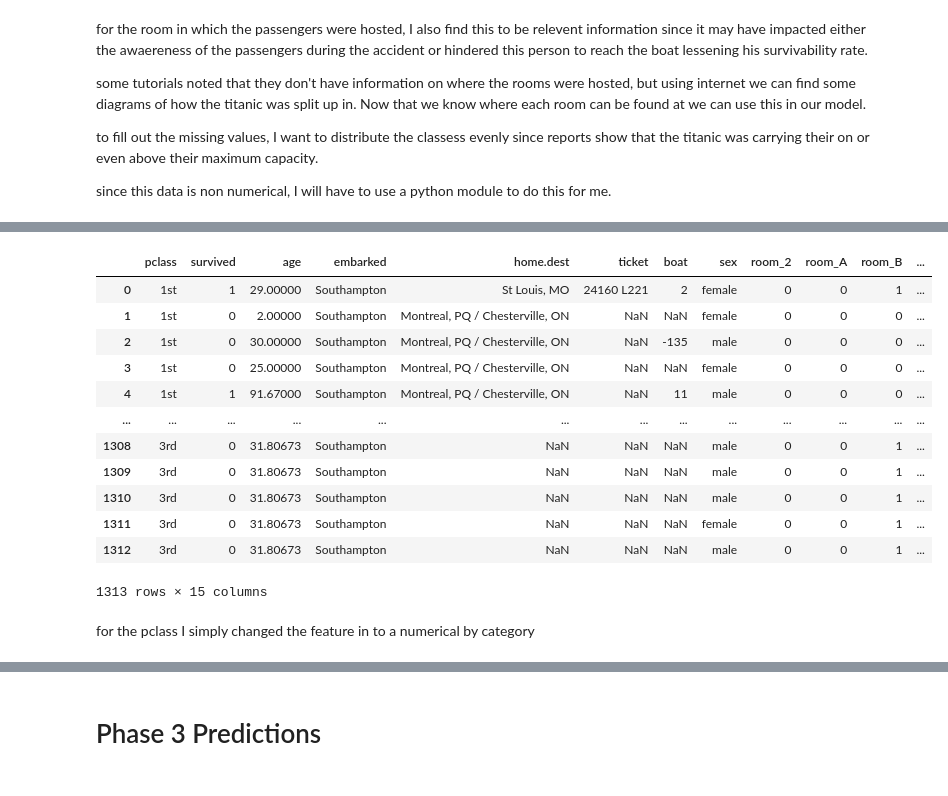
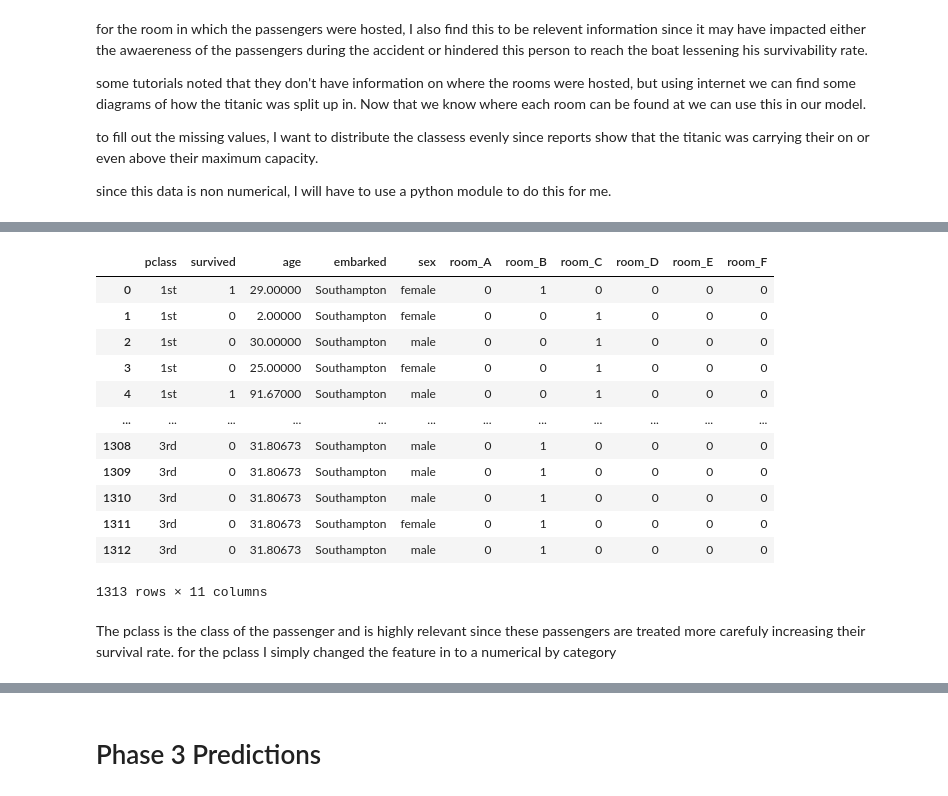
Before and after one commit to kerimcanguney/AI-Exercises, a Jupyter notebook: titanic/titanic 2.ipynb, the cells around one changed output, grey strips where cells are left out. Drawn from its saved outputs; the diff is of its cells as text; code cells hidden in the pictures.

```diff
--- a/titanic/titanic 2.ipynb
+++ b/titanic/titanic 2.ipynb
@@ -68,5 +72,5 @@ Before I start with "fixing" the missing data, I first assess which data is rele
 # %%
-df.drop(["name", "pnumber"], axis=1, inplace=True)
+df.drop(["name", "pnumber","ticket", "home.dest", "boat"], axis=1, inplace=True)
 
 df
 # %% [output]
@@ -116,33 +120,34 @@ since this data is non numerical, I will have to use a python module to do this
 <img src="https://upload.wikimedia.org/wikipedia/commons/0/0d/Olympic_%26_Titanic_cutaway_diagram.png" width=300px>
 # %%
 # strip the first character from the room column
-df['room'] = df['room'].str[0]
+df['room'] = df['room'].apply(lambda x: x[0] if isinstance(x, str) and x[0].isalpha() else None)
 
 
 # fill the missing values with the next value in the cycle evenly distributed
 import itertools
 unique_rooms = df['room'].dropna().unique()
 cycle_rooms = itertools.cycle(unique_rooms)
 df['room'] = df['room'].fillna(next(cycle_rooms))
 
 # convert the room column to a categorical column
 df = pandas.get_dummies(df, columns=['room'])
 df
 # %% [output]
-|  | pclass | survived | age | embarked | home.dest | ticket | boat | sex | room_2 | room_A | room_B | ... |
-| 0 | 1st | 1 | 29.00000 | Southampton | St Louis, MO | 24160 L221 | 2 | female | 0 | 0 | 1 | ... |
-| 1 | 1st | 0 | 2.00000 | Southampton | Montreal, PQ / Chesterville, ON | NaN | NaN | female | 0 | 0 | 0 | ... |
-| 2 | 1st | 0 | 30.00000 | Southampton | Montreal, PQ / Chesterville, ON | NaN | -135 | male | 0 | 0 | 0 | ... |
-| 3 | 1st | 0 | 25.00000 | Southampton | Montreal, PQ / Chesterville, ON | NaN | NaN | female | 0 | 0 | 0 | ... |
-| 4 | 1st | 1 | 91.67000 | Southampton | Montreal, PQ / Chesterville, ON | NaN | 11 | male | 0 | 0 | 0 | ... |
-| ... | ... | ... | ... | ... | ... | ... | ... | ... | ... | ... | ... | ... |
-| 1308 | 3rd | 0 | 31.80673 | Southampton | NaN | NaN | NaN | male | 0 | 0 | 1 | ... |
-| 1309 | 3rd | 0 | 31.80673 | Southampton | NaN | NaN | NaN | male | 0 | 0 | 1 | ... |
-| 1310 | 3rd | 0 | 31.80673 | Southampton | NaN | NaN | NaN | male | 0 | 0 | 1 | ... |
-| 1311 | 3rd | 0 | 31.80673 | Southampton | NaN | NaN | NaN | female | 0 | 0 | 1 | ... |
-| 1312 | 3rd | 0 | 31.80673 | Southampton | NaN | NaN | NaN | male | 0 | 0 | 1 | ... |
+|  | pclass | survived | age | embarked | sex | room_A | room_B | room_C | room_D | room_E | room_F |
+| 0 | 1st | 1 | 29.00000 | Southampton | female | 0 | 1 | 0 | 0 | 0 | 0 |
+| 1 | 1st | 0 | 2.00000 | Southampton | female | 0 | 0 | 1 | 0 | 0 | 0 |
+| 2 | 1st | 0 | 30.00000 | Southampton | male | 0 | 0 | 1 | 0 | 0 | 0 |
+| 3 | 1st | 0 | 25.00000 | Southampton | female | 0 | 0 | 1 | 0 | 0 | 0 |
+| 4 | 1st | 1 | 91.67000 | Southampton | male | 0 | 0 | 1 | 0 | 0 | 0 |
+| ... | ... | ... | ... | ... | ... | ... | ... | ... | ... | ... | ... |
+| 1308 | 3rd | 0 | 31.80673 | Southampton | male | 0 | 1 | 0 | 0 | 0 | 0 |
+| 1309 | 3rd | 0 | 31.80673 | Southampton | male | 0 | 1 | 0 | 0 | 0 | 0 |
+| 1310 | 3rd | 0 | 31.80673 | Southampton | male | 0 | 1 | 0 | 0 | 0 | 0 |
+| 1311 | 3rd | 0 | 31.80673 | Southampton | female | 0 | 1 | 0 | 0 | 0 | 0 |
+| 1312 | 3rd | 0 | 31.80673 | Southampton | male | 0 | 1 | 0 | 0 | 0 | 0 |
-1313 rows × 15 columns
+1313 rows × 11 columns
 # %% [markdown]
+The pclass is the class of the passenger and is highly relevant since these passengers are treated more carefuly increasing their survival rate.
 for the pclass I simply changed the feature in to a numerical by category
 # %%
 df= pandas.get_dummies(df, columns=['pclass'])
```
Also changed, not shown: parts of 14 cells of this notebook.
